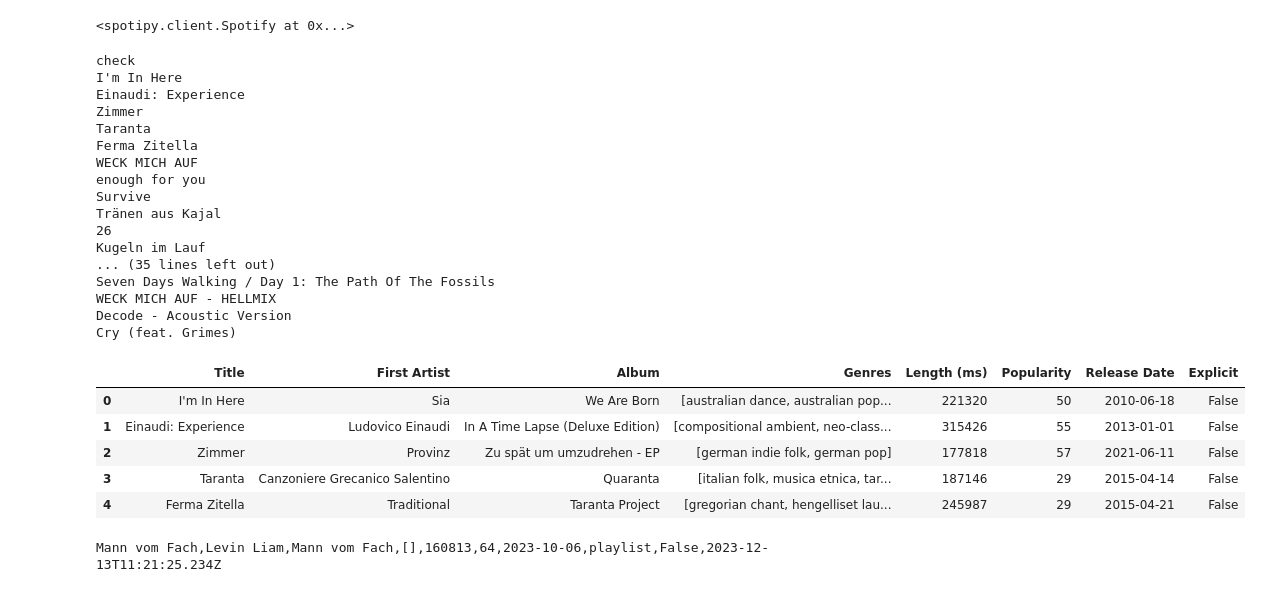
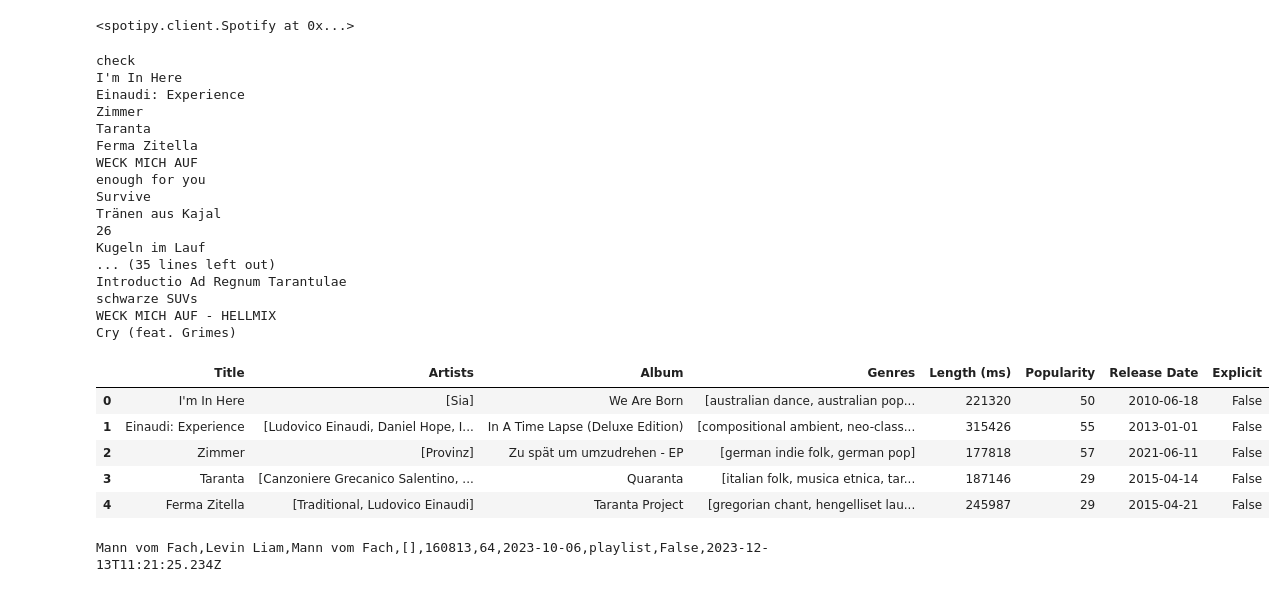
Before and after one commit to vossjona/SpotifyWrappedUnpacked, a Jupyter notebook: WrappedUnpacked.ipynb, the cells around one changed output. Saved outputs shown, nothing was run; the diff lists cells and outputs as text; code cells hidden in the pictures.

```diff
--- a/WrappedUnpacked.ipynb
+++ b/WrappedUnpacked.ipynb
@@ -50,6 +50,9 @@ def get_users_top_tracks(spotify, time_range, offset=0):
         first_artist_id = item['artists'][0]['id']
         first_artist = spotify.artist(first_artist_id)
         first_artist_name = first_artist['name']
+        artists = []
+        for artist in item['artists']:
+            artists.append(artist['name'])
         genres = first_artist['genres']
         length = item['duration_ms']
         popularity = item['popularity']
@@ -57,34 +60,34 @@ def get_users_top_tracks(spotify, time_range, offset=0):
 
 
 
-        tracks.append([song_name, first_artist_name, album_name, genres, length, popularity, release_date, explicit])
+        tracks.append([song_name, artists, album_name, genres, length, popularity, release_date, explicit])
     return tracks
 # %%
 top_tracks = get_users_top_tracks(spotify, time_range='long_term')
-top_tracks_df = pd.DataFrame(top_tracks, columns=['Title', 'First Artist', 'Album', 'Genres', 'Length (ms)', 'Popularity', 'Release Date', 'Explicit'])
+top_tracks_df = pd.DataFrame(top_tracks, columns=['Title', 'Artists', 'Album', 'Genres', 'Length (ms)', 'Popularity', 'Release Date', 'Explicit'])
 top_tracks_df.head()
 # %% [output]
 check
 I'm In Here
 Einaudi: Experience
 Zimmer
 Taranta
 Ferma Zitella
 WECK MICH AUF
 enough for you
 Survive
 Tränen aus Kajal
 26
 Kugeln im Lauf
 ... (35 lines left out)
-Seven Days Walking / Day 1: The Path Of The Fossils
+Introductio Ad Regnum Tarantulae
+schwarze SUVs
 WECK MICH AUF - HELLMIX
-Decode - Acoustic Version
 Cry (feat. Grimes)
-|  | Title | First Artist | Album | Genres | Length (ms) | Popularity | Release Date | Explicit |
-| 0 | I'm In Here | Sia | We Are Born | [australian dance, australian pop... | 221320 | 50 | 2010-06-18 | False |
-| 1 | Einaudi: Experience | Ludovico Einaudi | In A Time Lapse (Deluxe Edition) | [compositional ambient, neo-class... | 315426 | 55 | 2013-01-01 | False |
-| 2 | Zimmer | Provinz | Zu spät um umzudrehen - EP | [german indie folk, german pop] | 177818 | 57 | 2021-06-11 | False |
-| 3 | Taranta | Canzoniere Grecanico Salentino | Quaranta | [italian folk, musica etnica, tar... | 187146 | 29 | 2015-04-14 | False |
-| 4 | Ferma Zitella | Traditional | Taranta Project | [gregorian chant, hengelliset lau... | 245987 | 29 | 2015-04-21 | False |
+|  | Title | Artists | Album | Genres | Length (ms) | Popularity | Release Date | Explicit |
+| 0 | I'm In Here | [Sia] | We Are Born | [australian dance, australian pop... | 221320 | 50 | 2010-06-18 | False |
+| 1 | Einaudi: Experience | [Ludovico Einaudi, Daniel Hope, I... | In A Time Lapse (Deluxe Edition) | [compositional ambient, neo-class... | 315426 | 55 | 2013-01-01 | False |
+| 2 | Zimmer | [Provinz] | Zu spät um umzudrehen - EP | [german indie folk, german pop] | 177818 | 57 | 2021-06-11 | False |
+| 3 | Taranta | [Canzoniere Grecanico Salentino, ... | Quaranta | [italian folk, musica etnica, tar... | 187146 | 29 | 2015-04-14 | False |
+| 4 | Ferma Zitella | [Traditional, Ludovico Einaudi] | Taranta Project | [gregorian chant, hengelliset lau... | 245987 | 29 | 2015-04-21 | False |
 # %%
```
Also changed, not shown: parts of 11 cells of this notebook.
